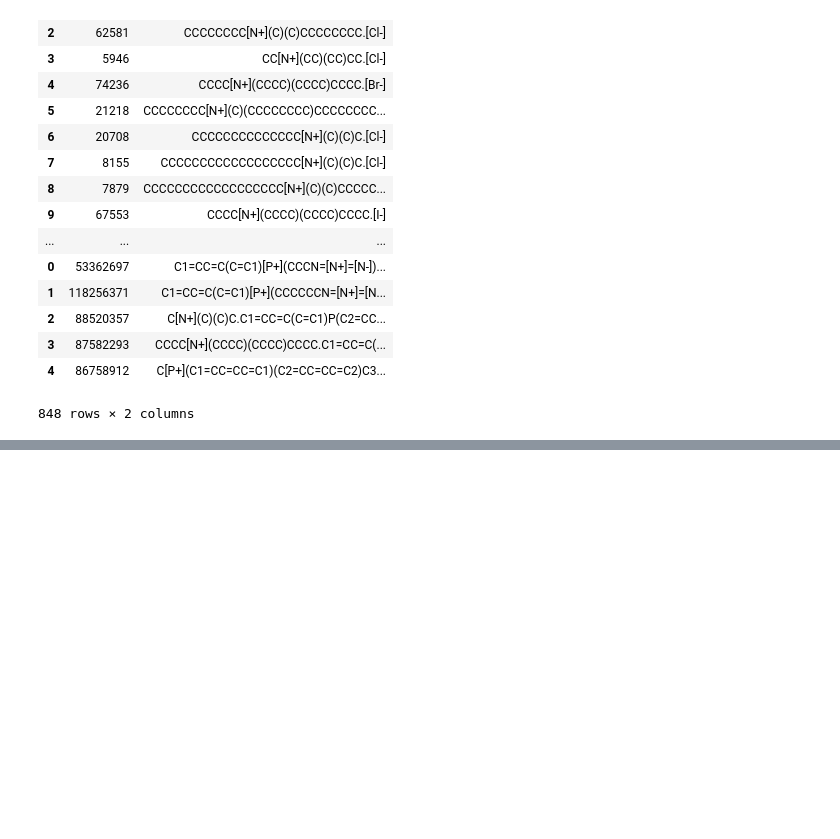
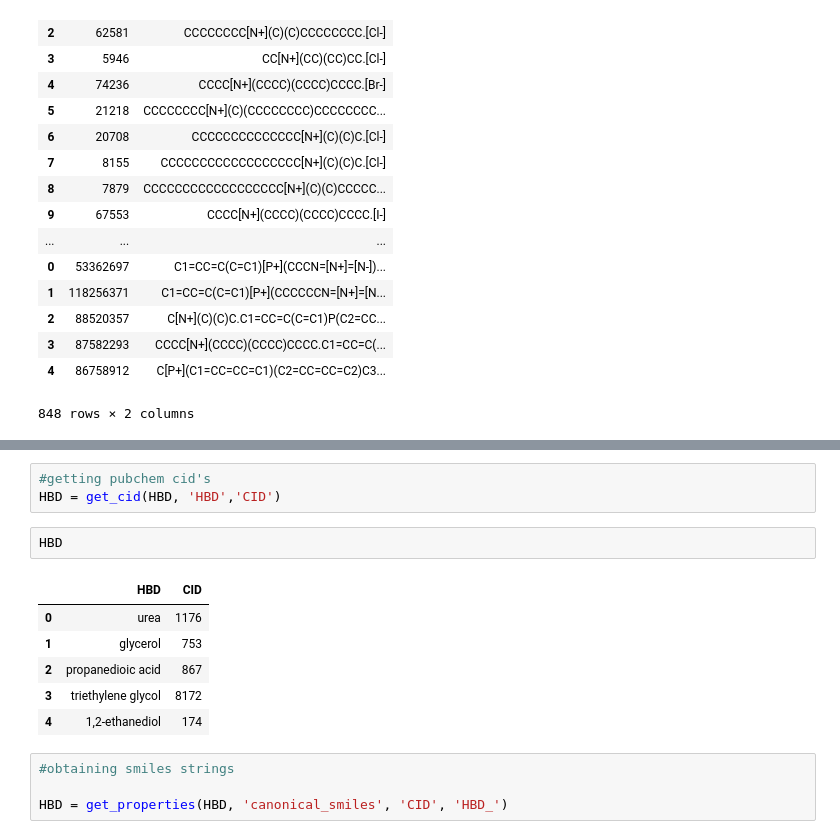
Before and after one commit to jrodguez/des-basis-set, a Jupyter notebook: scripts/pubchem/heat_capacity_get_similar_chemicals.ipynb, the cells around one changed output, grey strips where cells are left out. Saved outputs shown, nothing was run; the diff lists cells and outputs as text; blank space fills up the shorter version.

```diff
--- a/scripts/pubchem/heat_capacity_get_similar_chemicals.ipynb
+++ b/scripts/pubchem/heat_capacity_get_similar_chemicals.ipynb
@@ -334,0 +363,16 @@ test
+# %%
+#getting pubchem cid's
+HBD = get_cid(HBD, 'HBD','CID')
+# %%
+HBD
+# %% [output]
+|  | HBD | CID |
+| 0 | urea | 1176 |
+| 1 | glycerol | 753 |
+| 2 | propanedioic acid | 867 |
+| 3 | triethylene glycol | 8172 |
+| 4 | 1,2-ethanediol | 174 |
+# %%
+#obtaining smiles strings
+
+HBD = get_properties(HBD, 'canonical_smiles', 'CID', 'HBD_')
```
Also changed, not shown: parts of 12 cells of this notebook, 4 other files.
